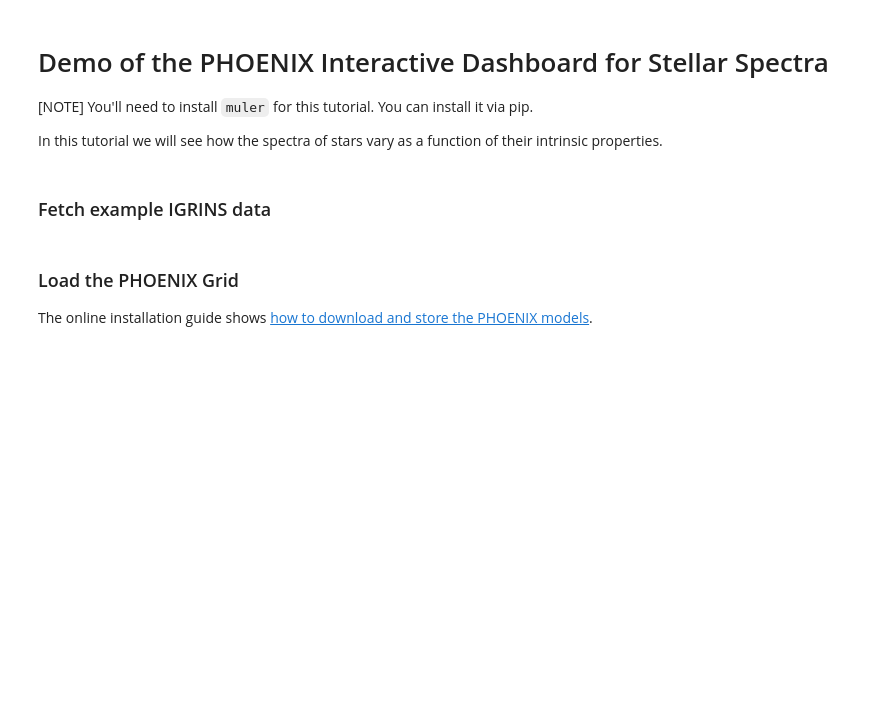
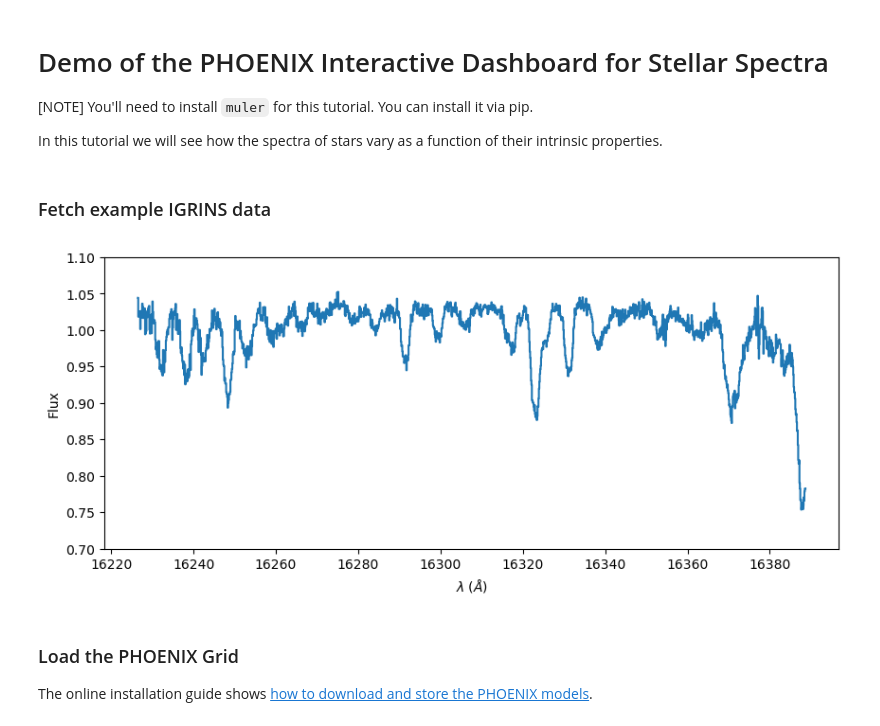
Before and after one commit to BrownDwarf/gollum, a Jupyter notebook: docs/tutorials/Phoenix_dashboard_demo.ipynb, the cells around one changed output. Drawn from its saved outputs; the diff is of its cells as text; code cells hidden in the pictures; blank space fills up the shorter version.

Commit message:
Fix PHOENIX demo notebook by adding data and raises-exception tag

```diff
--- a/docs/tutorials/Phoenix_dashboard_demo.ipynb
+++ b/docs/tutorials/Phoenix_dashboard_demo.ipynb
@@ -16,13 +16,13 @@ import matplotlib.pyplot as plt
 # %%
 from muler.igrins import IGRINSSpectrum
 # %%
-path = 'https://github.com/OttoStruve/muler_example_data/raw/main/IGRINS/01_IGRINS_test_data/'
-filename='SDCH_20201202_0059.spec_a0v.fits'
-full_path = path + filename
+path = '../tutorial_data/SDCH_20201202_0059.spec_a0v.fits'
 # %%
-spec = IGRINSSpectrum(file=full_path, order=12).normalize().remove_nans().trim_edges()
+spec = IGRINSSpectrum(file=path, order=12).normalize().remove_nans().trim_edges()
 spec.plot(color=None, ylo=0.7, yhi=1.1)
 plt.show()
+# %% [output]
+[figure, added]
 # %% [markdown]
 ### Load the PHOENIX Grid
 
```
Also changed, not shown: parts of 3 cells of this notebook, 3 other files.
